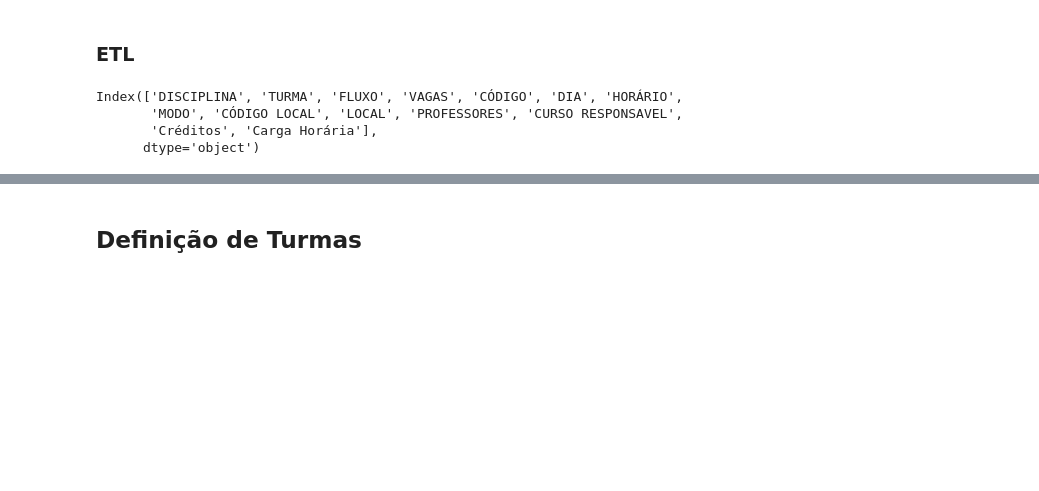
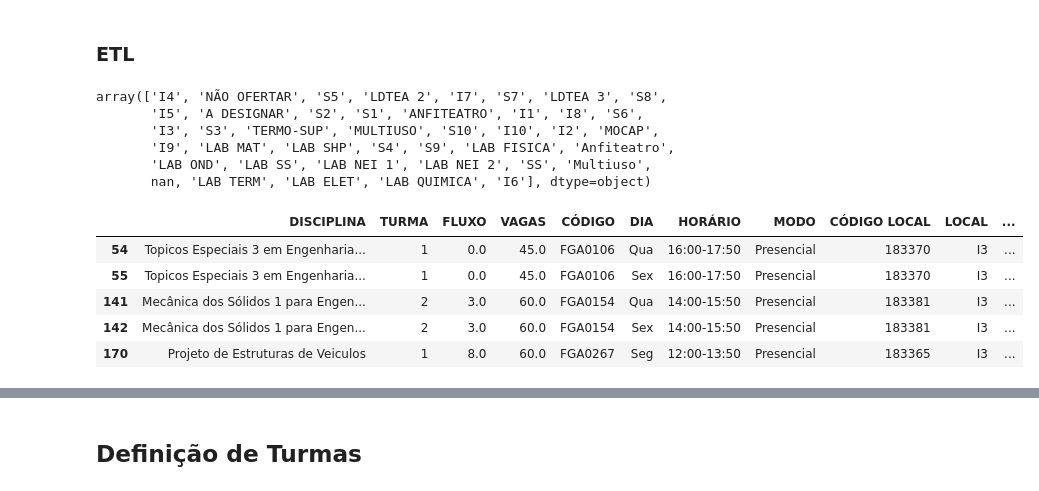
Before and after one commit to Peedrooo/Ada, a Jupyter notebook: src/AdaUnB.ipynb, the cells around one changed output, grey strips where cells are left out. Cells and saved outputs as stored; diff of their text form; code cells hidden in the pictures; blank space fills up the shorter version.

```diff
--- a/src/AdaUnB.ipynb
+++ b/src/AdaUnB.ipynb
@@ -10,13 +10,24 @@ import pandas as pd
 df = pd.read_excel('data/grade_fga.xlsx')
 # %%
 df = df[df['CURSO RESPONSAVEL'] == 'Software'].reset_index(drop=True)
-# %%
-df.columns
-# %% [output]
-Index(['DISCIPLINA', 'TURMA', 'FLUXO', 'VAGAS', 'CÓDIGO', 'DIA', 'HORÁRIO',
-       'MODO', 'CÓDIGO LOCAL', 'LOCAL', 'PROFESSORES', 'CURSO RESPONSAVEL',
-       'Créditos', 'Carga Horária'],
-      dtype='object')
+# %%
+df["LOCAL"].unique()
+# %% [output]
+array(['I4', 'NÃO OFERTAR', 'S5', 'LDTEA 2', 'I7', 'S7', 'LDTEA 3', 'S8',
+       'I5', 'A DESIGNAR', 'S2', 'S1', 'ANFITEATRO', 'I1', 'I8', 'S6',
+       'I3', 'S3', 'TERMO-SUP', 'MULTIUSO', 'S10', 'I10', 'I2', 'MOCAP',
+       'I9', 'LAB MAT', 'LAB SHP', 'S4', 'S9', 'LAB FISICA', 'Anfiteatro',
+       'LAB OND', 'LAB SS', 'LAB NEI 1', 'LAB NEI 2', 'SS', 'Multiuso',
+       nan, 'LAB TERM', 'LAB ELET', 'LAB QUIMICA', 'I6'], dtype=object)
+# %%
+df[df['LOCAL']=='I3'].head()
+# %% [output]
+|  | DISCIPLINA | TURMA | FLUXO | VAGAS | CÓDIGO | DIA | HORÁRIO | MODO | CÓDIGO LOCAL | LOCAL | ... |
+| 54 | Topicos Especiais 3 em Engenharia... | 1 | 0.0 | 45.0 | FGA0106 | Qua | 16:00-17:50 | Presencial | 183370 | I3 | ... |
+| 55 | Topicos Especiais 3 em Engenharia... | 1 | 0.0 | 45.0 | FGA0106 | Sex | 16:00-17:50 | Presencial | 183370 | I3 | ... |
+| 141 | Mecânica dos Sólidos 1 para Engen... | 2 | 3.0 | 60.0 | FGA0154 | Qua | 14:00-15:50 | Presencial | 183381 | I3 | ... |
+| 142 | Mecânica dos Sólidos 1 para Engen... | 2 | 3.0 | 60.0 | FGA0154 | Sex | 14:00-15:50 | Presencial | 183381 | I3 | ... |
+| 170 | Projeto de Estruturas de Veiculos | 1 | 8.0 | 60.0 | FGA0267 | Seg | 12:00-13:50 | Presencial | 183365 | I3 | ... |
 # %%
 len(df['DISCIPLINA'].unique())
 # %% [output]
```
Also changed, not shown: parts of 11 cells of this notebook, 7 other files.
